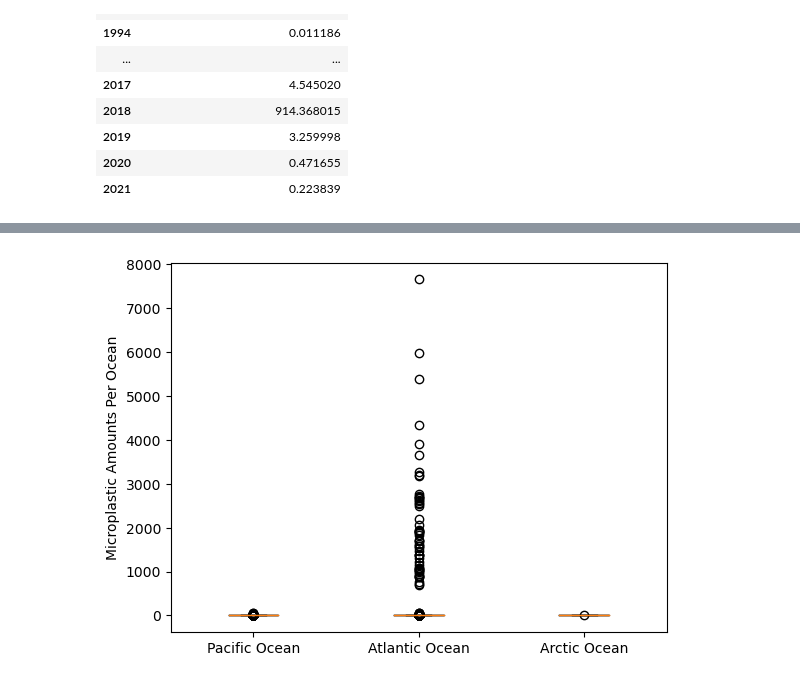
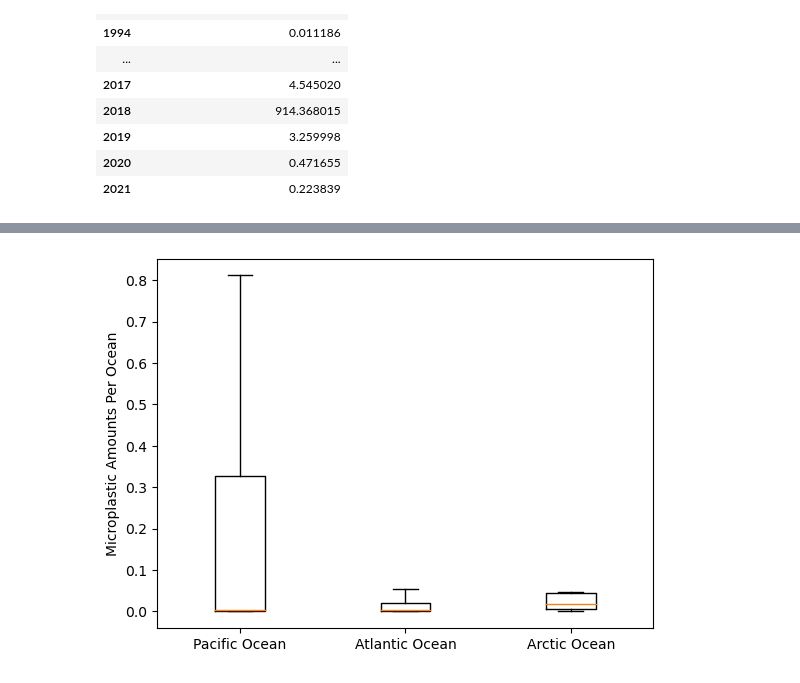
Before and after one commit to emalaki/Project-1, a Jupyter notebook: aa-notebook.ipynb, the cells around one changed output, grey strips where cells are left out. Cells and saved outputs as stored; diff of their text form; code cells hidden in the pictures.

Commit message:
5.1.23   //   4:43 AM
Left off at scatter plot

```diff
--- a/aa-notebook.ipynb
+++ b/aa-notebook.ipynb
@@ -174,7 +174,7 @@ date_mean_df
 | 2021 | 0.223839 |
 # %%
 #creating a box plot for all the oceans
-ocean_list = ["Pacific Ocean"]#,"Atlantic Ocean","Arctic Ocean"]
+ocean_list = ["Pacific Ocean","Atlantic Ocean","Arctic Ocean"]
 
 ocean_amt_list = []
 
@@ -182,21 +182,12 @@ for ocean in ocean_list:
     ocean_amt = clean_microplastics_df.loc[clean_microplastics_df["Oceans"]==ocean, "Measurement"]
     ocean_amt_list.append(ocean_amt)
     ocean_quantiles = ocean_amt.quantile([.25,.5,.75])
-
-
-ocean_quantiles
-
-
-
-
-
-#
-#     lowerq = ocean_amt.quantile(.25)
-#     upperq = ocean_amt.quantile(.75)
-#     iqr = upperq - lowerq
-#     lowerb = lowerq - (1.5*iqr)
-#     upperb = upperq + (1.5*iqr)
-#     outliers = ocean_amt.loc[(ocean_amt > upperb) | (ocean_amt < lowerb)]
-#     #print(ocean, outliers)
-#     print(ocean_quantiles)
+    lowerq = ocean_amt.quantile(.25)
+    upperq = ocean_amt.quantile(.75)
+    iqr = upperq - lowerq
+    lowerb = lowerq - (1.5*iqr)
+    upperb = upperq + (1.5*iqr)
+    outliers = ocean_amt.loc[(ocean_amt > upperb) | (ocean_amt < lowerb)]
+    print(ocean, outliers)
+    print(ocean_quantiles)
 # %% [output]
@@ -216,8 +217,9 @@ print(pacdf.quantile(0.75))
 # %%
-plt.boxplot(ocean_amt_list,labels=ocean_list)
+#note that this boxplot does NOT show outliers due to 'showfliers' boolean
+plt.boxplot(ocean_amt_list,labels=ocean_list,showfliers=False)
 plt.ylabel("Microplastic Amounts Per Ocean")
 plt.show()
 # %% [output]
-[figure, old version]
+[figure, new version]
 # %%
 #create a scatter plot of avg measurement for Pacific ocean over time
```
Also changed, not shown: parts of 4 cells of this notebook.
